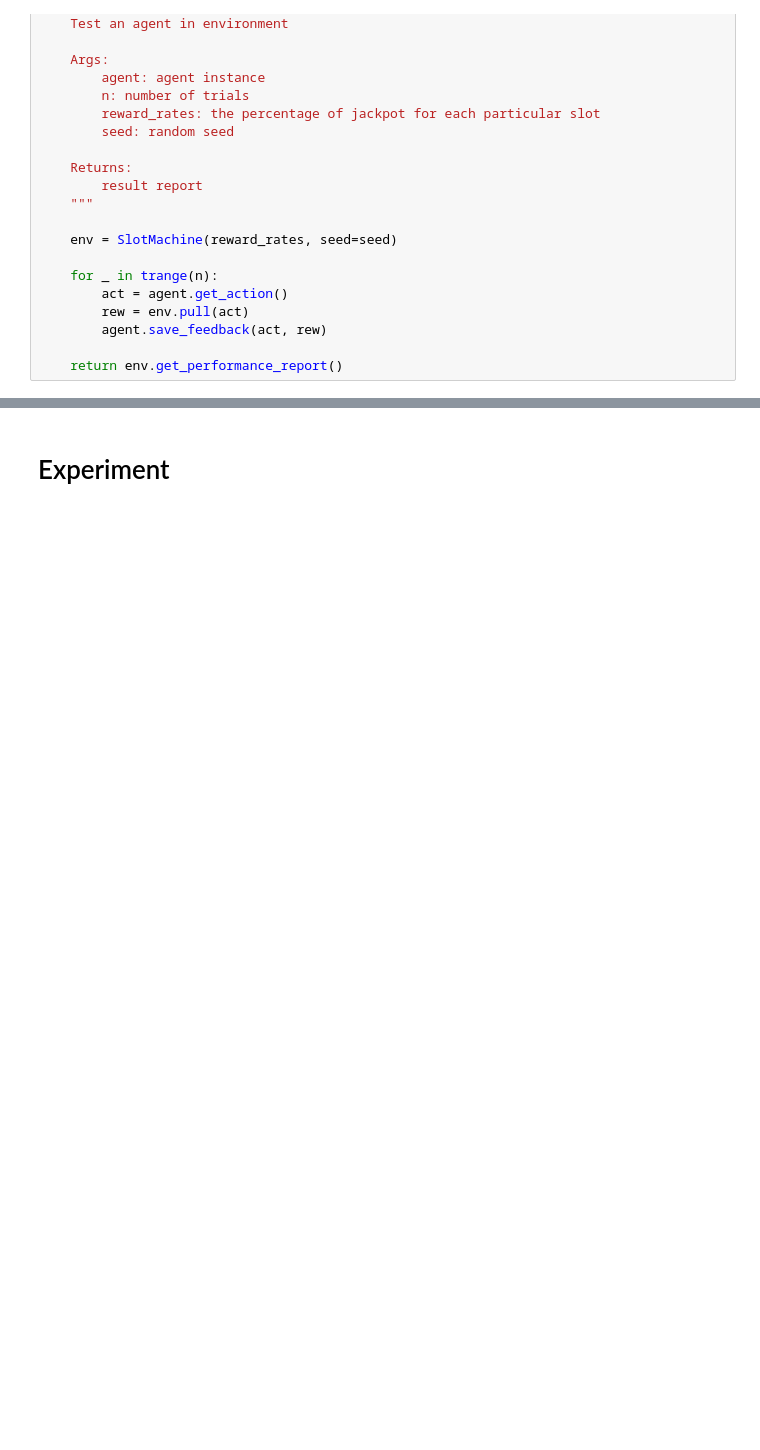
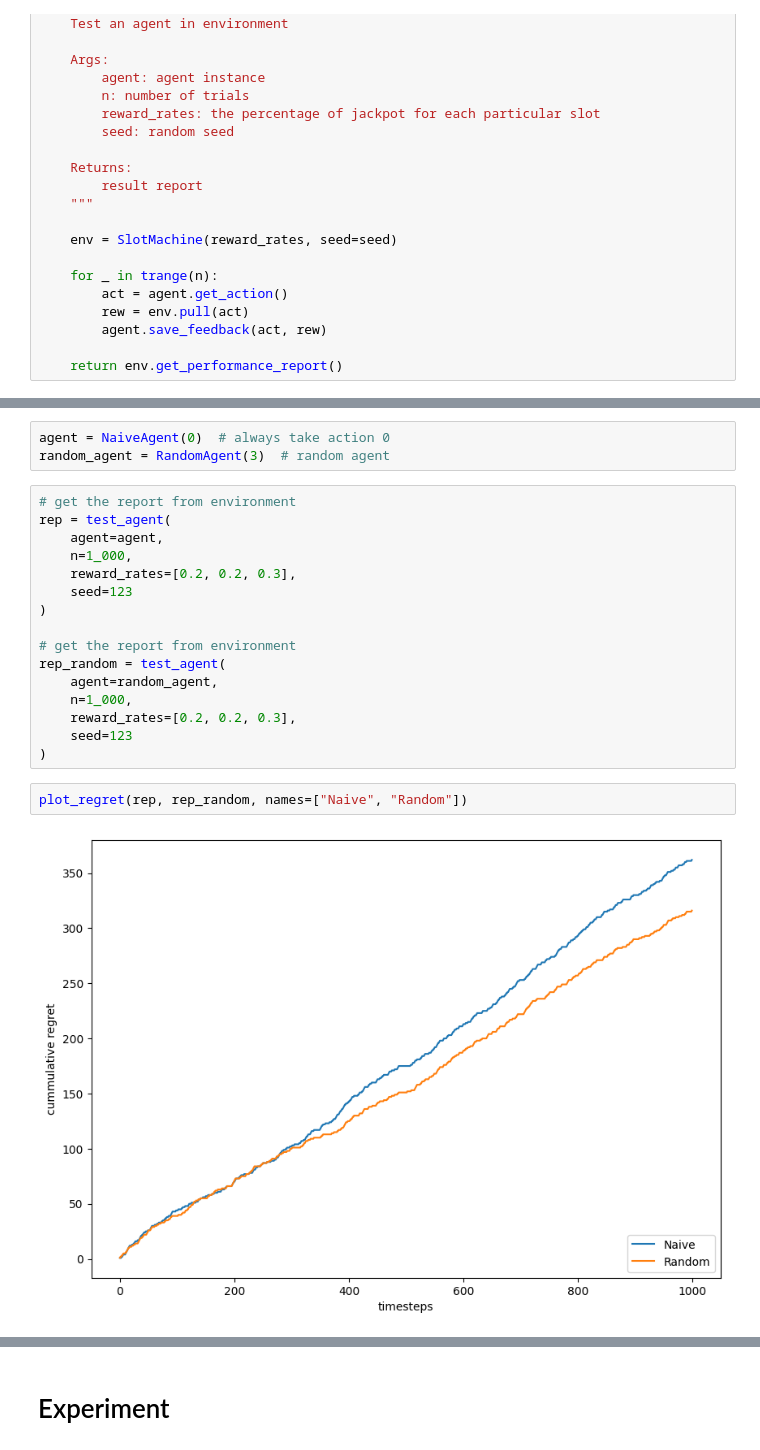
Before and after one commit to nutorbit/bandit, a Jupyter notebook: notebooks/tutorial.ipynb, the cells around one changed output, grey strips where cells are left out. Cells and saved outputs as stored; diff of their text form; blank space fills up the shorter version.

```diff
--- a/notebooks/tutorial.ipynb
+++ b/notebooks/tutorial.ipynb
@@ -166,0 +269,23 @@ def test_agent(
+# %%
+agent = NaiveAgent(0)  # always take action 0
+random_agent = RandomAgent(3)  # random agent
+# %%
+# get the report from environment
+rep = test_agent(
+    agent=agent,
+    n=1_000,
+    reward_rates=[0.2, 0.2, 0.3],
+    seed=123
+)
+
+# get the report from environment
+rep_random = test_agent(
+    agent=random_agent,
+    n=1_000,
+    reward_rates=[0.2, 0.2, 0.3],
+    seed=123
+)
+# %%
+plot_regret(rep, rep_random, names=["Naive", "Random"])
+# %% [output]
+[figure, added]
```
Also changed, not shown: parts of 38 cells of this notebook, 2 other files.
